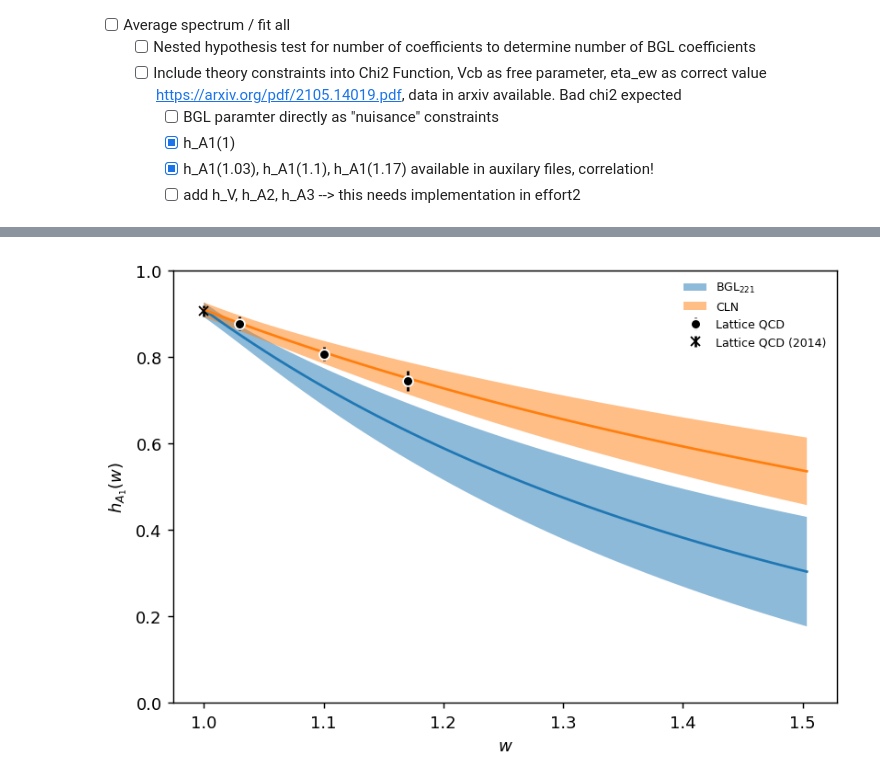
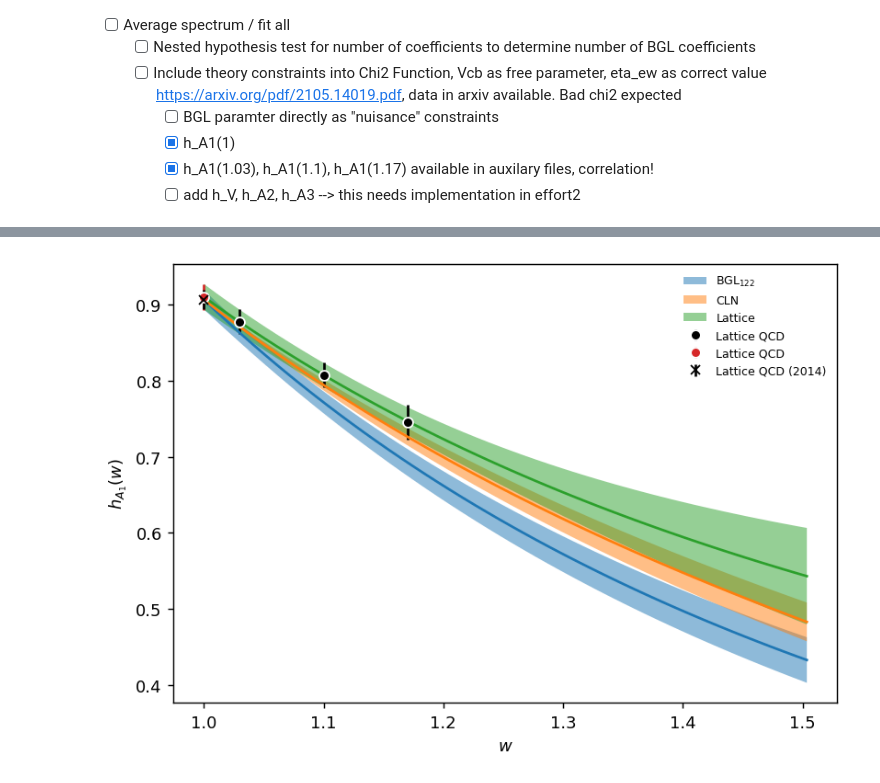
Before and after one commit to MarkusPrim/eFFORT2, a Jupyter notebook: vcb-fit/VcbFit.ipynb, the cells around one changed output, grey strips where cells are left out. Saved outputs shown, nothing was run; the diff lists cells and outputs as text; code cells hidden in the pictures.

```diff
--- a/vcb-fit/VcbFit.ipynb
+++ b/vcb-fit/VcbFit.ipynb
@@ -1150,3 +1334,12 @@ bToDStarCLN = BToDStarCLN(
 )
 
 rate_cln = BtoV(bToDStarCLN, 1)
+# %%
+w=1.05
+print("With new chi and pole masses:")
+print(f"f(w={w}) = {rate_bgl.FF.f(rate_bgl.FF.z(w)):.5f}")
+print(f"g(w={w}) = {rate_bgl.FF.g(rate_bgl.FF.z(w)):.5f}")
+print(f"F1(w={w}) = {rate_bgl.FF.F1(rate_bgl.FF.z(w)):.5f}")
+print(f"H+(w={w}) = {rate_bgl.FF.Hplus(w):.5f}")
+print(f"H-(w={w}) = {rate_bgl.FF.Hminus(w):.5f}")
+print(f"H0(w={w}) = {rate_bgl.FF.Hzero(w):.5f}")
@@ -1392,10 +1706,0 @@ plt.close()
-# %%
-rate_cln.VplusA = 1
-rate_cln.VminusA = 0
-total_rate_cln_VplusA = rate_cln.Gamma()
-w_rate_cln_VplusA = [rate_cln.dGamma_dw(w) / total_rate_cln       * (max(w_range) - min(w_range))       for w in w_range]
-cosL_rate_cln_VplusA = [rate_cln.dGamma_dcosL(w) / total_rate_cln * (max(cosL_range) - min(cosL_range)) for w in cosL_range]
-cosV_rate_cln_VplusA = [rate_cln.dGamma_dcosV(w) / total_rate_cln * (max(cosV_range) - min(cosV_range)) for w in cosV_range]
-chi_rate_cln_VplusA = [rate_cln.dGamma_dchi(w) / total_rate_cln   * (max(chi_range) - min(chi_range))   for w in chi_range]
-rate_cln.VplusA = 0
-rate_cln.VminusA = 1
@@ -1493,16 +1806,18 @@ plt.close()
 # %%
 ff_hA1_BGL = [rate_bgl.FF.h_A1(w)  for w in w_range]
 ff_hA1_CLN = [rate_cln.FF.h_A1(w)  for w in w_range]
+ff_hA1_lattice = [rate_lattice.FF.h_A1(w)  for w in w_range]
 
 fig, ax = plt.subplots(dpi=130, figsize=(6.4, 4.4))
 
+index = f"{a}{b}{c}"
 ax.plot(w_range, unp.nominal_values(ff_hA1_BGL))
 ax.fill_between(
     w_range,
     unp.nominal_values(ff_hA1_BGL) + unp.std_devs(ff_hA1_BGL),
     unp.nominal_values(ff_hA1_BGL) - unp.std_devs(ff_hA1_BGL),
     alpha=0.5,
-    label=r"BGL$_{221}$"
+    label=f"BGL$_{{{index}}}$"
 )
 
 ax.plot(w_range, unp.nominal_values(ff_hA1_CLN))
@@ -1511,35 +1826,52 @@ ax.fill_between(
     unp.nominal_values(ff_hA1_CLN) + unp.std_devs(ff_hA1_CLN),
     unp.nominal_values(ff_hA1_CLN) - unp.std_devs(ff_hA1_CLN),
     alpha=0.5,
     label="CLN"
+)
+
+ax.plot(w_range, unp.nominal_values(ff_hA1_lattice))
+ax.fill_between(
+    w_range,
+    unp.nominal_values(ff_hA1_lattice) + unp.std_devs(ff_hA1_lattice),
+    unp.nominal_values(ff_hA1_lattice) - unp.std_devs(ff_hA1_lattice),
+    alpha=0.5,
+    label="Lattice"
 )
 
 ax.errorbar(
     x=[1.03, 1.10, 1.17],
     y=unp.nominal_values(hA1_all),
     yerr=unp.std_devs(hA1_all),
     marker="o", color="black", markeredgecolor="white", ls="",
     label="Lattice QCD"
 )
 
 ax.errorbar(
     x=[1.0],
+    y=unp.nominal_values(hA1),
+    yerr=unp.std_devs(hA1),
+    marker="o", color="tab:red", markeredgecolor="white", ls="",
+    label="Lattice QCD"
+)
+
+ax.errorbar(
+    x=[1.0],
     y=unp.nominal_values(hA1_2014),
     yerr=unp.std_devs(hA1_2014),
     marker="x", color="black", markeredgecolor="black", ls="",
     label="Lattice QCD (2014)"
 )
 
-ax.set_ylim(0, 1)
+#ax.set_ylim(0, 1)
 ax.set_ylabel(r"$h_{A_1}(w)$")
 ax.set_xlabel(r"$w$")
 ax.legend(frameon=False, fontsize="x-small", ncol=1, loc='upper right')
 
 plt.tight_layout()
 plt.show()
 plt.close()
 # %% [output]
-[figure, old version]
+[figure, new version]
 # %%
 ff_R1_BGL = [rate_bgl.FF.R1(w)  for w in w_range]
 ff_R1_CLN = [rate_cln.FF.R1(w)  for w in w_range]
```
Also changed, not shown: parts of 79 cells of this notebook.
